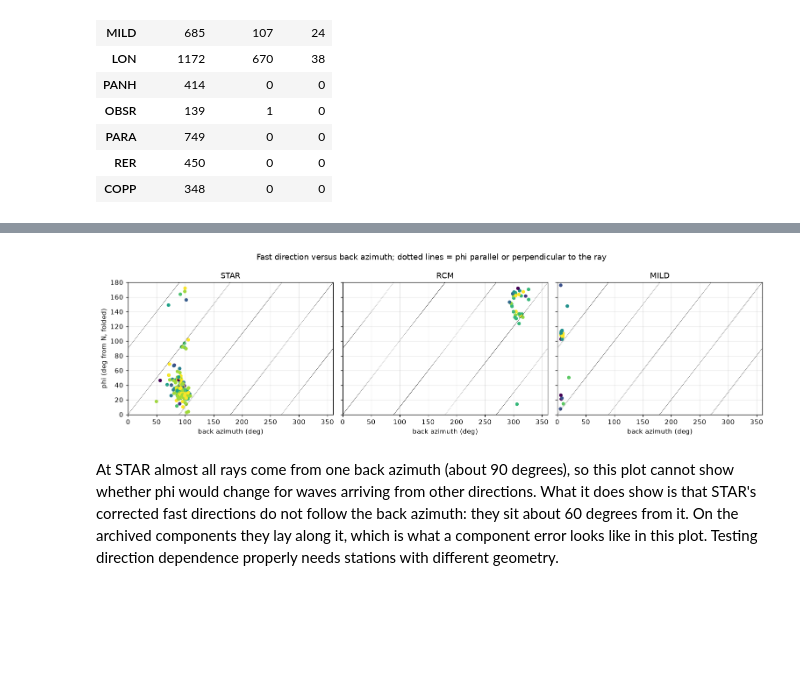
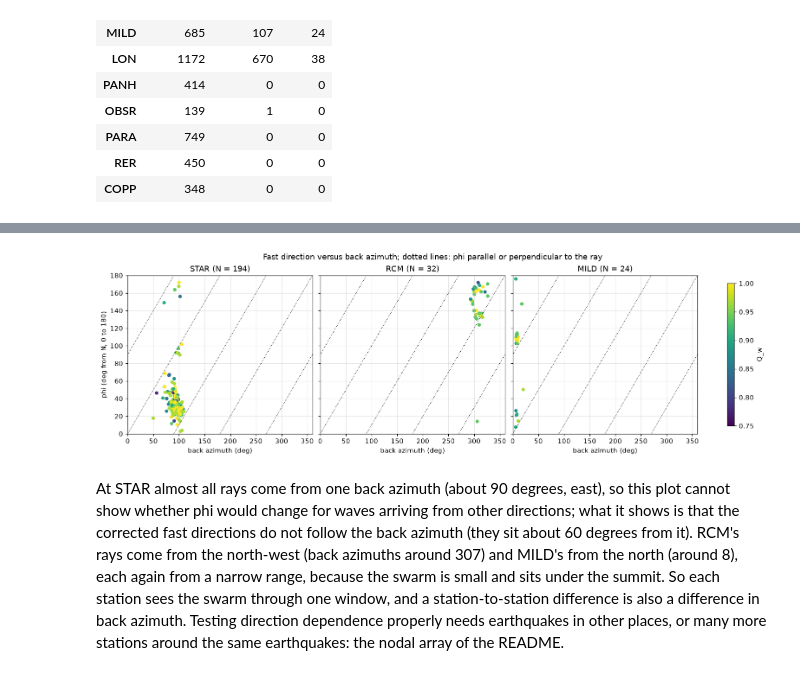
Before and after one commit to mhemmett/rainier-sws-tutorials, a Jupyter notebook: notebooks/06_exploring_the_results.ipynb, the cells around one changed output, grey strips where cells are left out. Cells and saved outputs as stored; diff of their text form; code cells hidden in the pictures; blank space fills up the shorter version.

```diff
--- a/notebooks/06_exploring_the_results.ipynb
+++ b/notebooks/06_exploring_the_results.ipynb
@@ -53,6 +123,10 @@ funnel
 stages = pd.DataFrame({s: quality.stage_counts(r) for s, r in res.items()}).fillna(0).astype(int).T
 order = ["ok", "fail_incidence", "fail_rectilinearity", "fail_snr", "fail_clipped", "fail_no_result", "fail_exception", "missing_channel"]
 stages = stages[[c for c in order if c in stages] + [c for c in stages if c not in order]]   # every stage, none dropped
-ax = stages.plot.barh(stacked=True, figsize=(9, 5), colormap="tab10"); ax.invert_yaxis()
-ax.set_xlabel("catalog events"); ax.set_title("Where each station's events stopped")
+ax = stages.plot.barh(stacked=True, figsize=(10, 4.8), colormap="tab10", width=0.75)
+ax.invert_yaxis()
+ax.legend(loc="center left", bbox_to_anchor=(1.01, 0.5), frameon=False, title="stage")
+ax.set(xlabel="catalog events", ylabel="", title="Where each station's events stopped")
+plt.tight_layout()
+print(stages.to_string())
 # %% [output]
@@ -121,0 +421,24 @@ Plot the filtered phi against back azimuth. If the anisotropy were uniform in th
+# %%
+NEAR_DEG = 20             # half-width of the "near an axis" band, deg (the convention of notebooks 05 and 07)
+archived = pd.read_csv(paths.station_results_csv("STAR"))       # computed on the channels as labelled
+fig = plt.figure(figsize=(11, 9.5))
+filtered_sets = []
+for i, (name, r) in enumerate([("archived: channels as labelled", archived), ("corrected: true Z/N/E", res["STAR"])]):
+    kept = quality.post_filtered(r)
+    filtered_sets.append(set(kept.evid))
+    m, R = stats.axial_mean(kept.phi)
+    near = stats.near_axis(kept.phi, kept.back_azimuth, NEAR_DEG, perpendicular=False)
+    rose(fig.add_subplot(2, 2, i + 1, projection="polar"), kept.phi, title=f"STAR, {name}\nN={len(kept)}  mean {m:.0f}°  R={R:.2f}")
+    ax = fig.add_subplot(2, 2, i + 3)
+    ax.scatter(kept.back_azimuth[~near], measure.phi_0_180(kept.phi[~near]), s=12, color="0.45", lw=0, label="other events")
+    ax.scatter(kept.back_azimuth[near], measure.phi_0_180(kept.phi[near]), s=12, color="tab:red", lw=0,
+               label=f"phi within {NEAR_DEG}° of the back azimuth")
+    ax.plot([30, 150], [30, 150], "k:", lw=1)                    # phi along the ray
+    ax.set(xlim=(40, 140), ylim=(0, 180), xlabel="back azimuth (deg)", ylabel="phi (deg from N, 0 to 180)")
+    ax.legend(fontsize=8, loc="upper left")
+    print(f"{name}: N = {len(kept)}, axial mean {m:.0f} deg (R {R:.2f}), median back azimuth {kept.back_azimuth.median():.0f} deg; "
+          f"{near.sum()} ({near.mean():.0%}) within {NEAR_DEG} deg of the back azimuth "
+          f"({stats.chance_near_axis(NEAR_DEG, perpendicular=False):.0%} expected by chance)")
+print("events in both filtered sets:", len(filtered_sets[0] & filtered_sets[1]))
+fig.suptitle("STAR before and after the channel fix; dotted: phi parallel to the back azimuth")
+plt.tight_layout()
@@ -122,15 +454,16 @@ Plot the filtered phi against back azimuth. If the anisotropy were uniform in th
 # %%
-fig, axes = plt.subplots(1, 3, figsize=(14, 4), sharey=True)
+fig, axes = plt.subplots(1, 3, figsize=(14, 4.3), sharey=True, layout="constrained")
 for ax, s in zip(axes, ["STAR", "RCM", "MILD"]):
     kept = quality.post_filtered(res[s])
-    ax.scatter(kept.back_azimuth, measure.phi_0_180(kept.phi), c=kept.quality, cmap="viridis", s=18)
+    pts = ax.scatter(kept.back_azimuth, measure.phi_0_180(kept.phi), c=kept.quality, cmap="viridis",
+                     vmin=quality.DEFAULT_POST.qw_min, vmax=1, s=18)
     for off in (-270, -180, -90, 0, 90, 180):      # every fold of 'parallel' and 'perpendicular'
         ax.plot([0, 360], [off, off + 360], "k:", lw=0.8)
-    ax.set_xlabel("back azimuth (deg)"); ax.set_title(s); ax.set_ylim(0, 180); ax.set_xlim(0, 360)
-axes[0].set_ylabel("phi (deg from N, folded)")
-fig.suptitle("Fast direction versus back azimuth; dotted lines = phi parallel or perpendicular to the ray")
-plt.tight_layout()
+    ax.set(xlabel="back azimuth (deg)", title=f"{s} (N = {len(kept)})", ylim=(0, 180), xlim=(0, 360))
+axes[0].set_ylabel("phi (deg from N, 0 to 180)")
+fig.colorbar(pts, ax=axes, label="Q_w", shrink=0.9)
+fig.suptitle("Fast direction versus back azimuth; dotted lines: phi parallel or perpendicular to the ray");
 # %% [output]
-[figure, old version]
+[figure, new version]
 # %% [markdown]
-At STAR almost all rays come from one back azimuth (about 90 degrees), so this plot cannot show whether phi would change for waves arriving from other directions. What it does show is that STAR's corrected fast directions do not follow the back azimuth: they sit about 60 degrees from it. On the archived components they lay along it, which is what a component error looks like in this plot. Testing direction dependence properly needs stations with different geometry.
+At STAR almost all rays come from one back azimuth (about 90 degrees, east), so this plot cannot show whether phi would change for waves arriving from other directions; what it shows is that the corrected fast directions do not follow the back azimuth (they sit about 60 degrees from it). RCM's rays come from the north-west (back azimuths around 307) and MILD's from the north (around 8), each again from a narrow range, because the swarm is small and sits under the summit. So each station sees the swarm through one window, and a station-to-station difference is also a difference in back azimuth. Testing direction dependence properly needs earthquakes in other places, or many more stations around the same earthquakes: the nodal array of the README.
```
Also changed, not shown: parts of 59 cells of this notebook.
